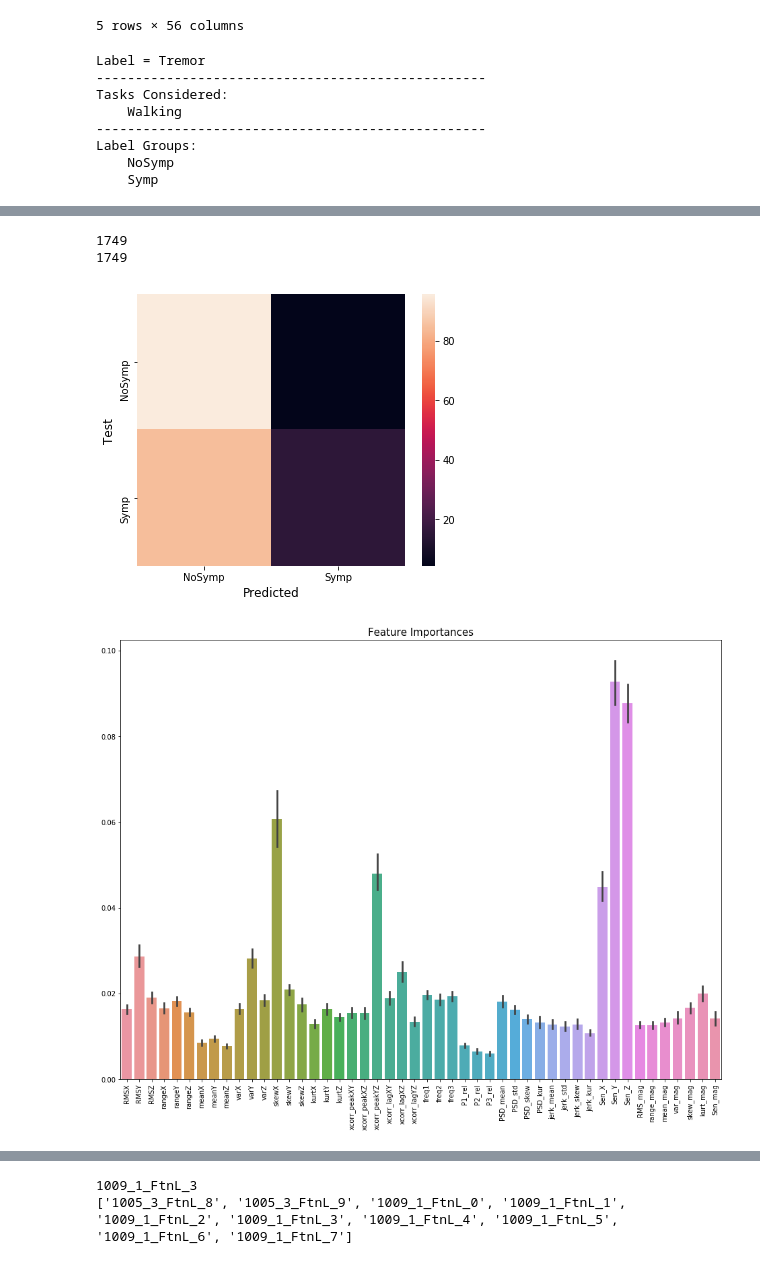
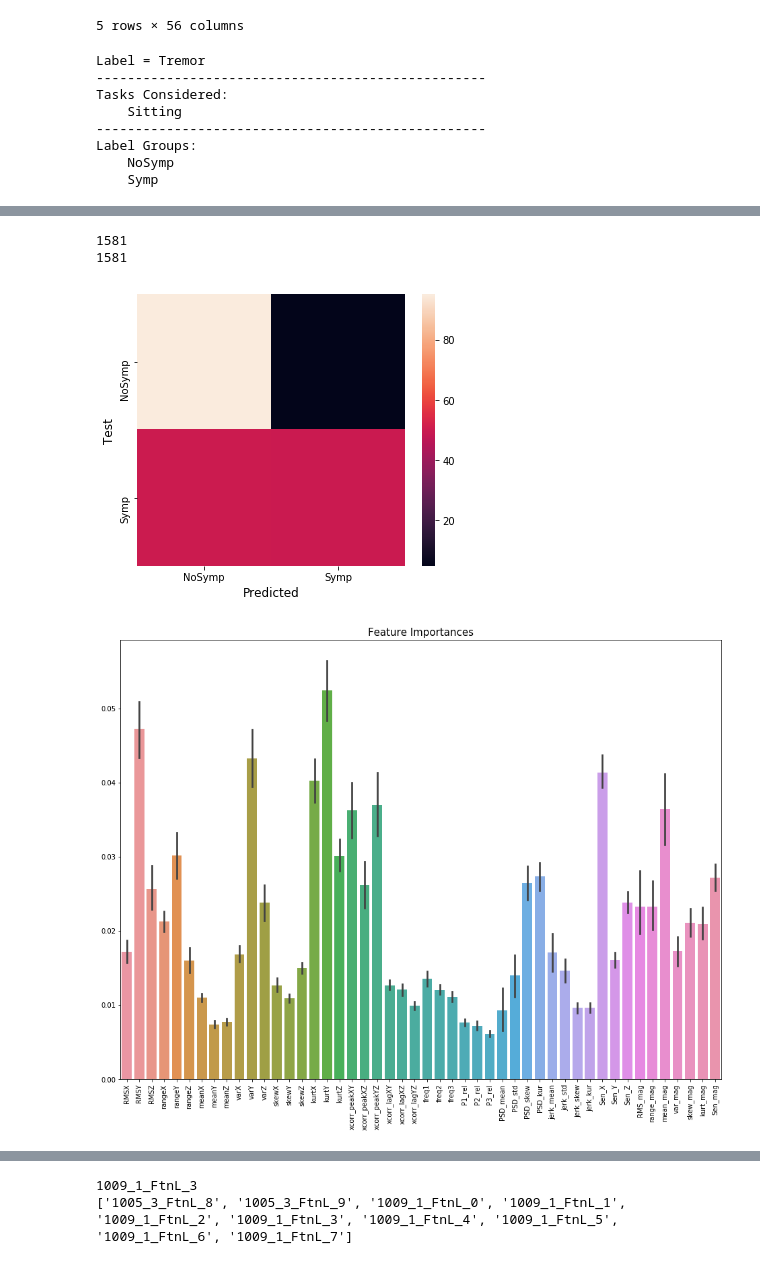
Before and after one commit to nshawen/CIS_PD, a Jupyter notebook: WatchDataRFModel.ipynb, the cells around one changed output, grey strips where cells are left out. Cells and saved outputs as stored; diff of their text form; code cells hidden in the pictures.

```diff
--- a/WatchDataRFModel.ipynb
+++ b/WatchDataRFModel.ipynb
@@ -252,7 +252,7 @@ def TrainTestModel(label_type, tasks, newLab, groups, bestFeatIdx):
 # tasks = ['Wlkg', 'WlkgCnt']
 # tasks = ['Fldg', 'Sheets', 'Drnkg', 'NtsBts', 'Typg']
 
-tasks = ['Wlkg']
+tasks = ['Sitng']
 
 ### NEWLAB, GROUPS
 # newLab, groups = ['Excld', 'Ram', 'Ftn', 'Rest', 'Wlkg', 'FinMot'], [['SitStand'], ['RamL', 'RamR'], ['FtnL', 'FtnR'], ['Sitng', 'Stndg', 'Drwg'], ['Wlkg', 'WlkgCnt'], ['Fldg', 'Sheets', 'Drnkg', 'NtsBts', 'Typg']]
@@ -278,7 +278,7 @@ model, FeatImp, TestPred, DataFeatures = TrainTestModel(label_type, tasks, newLa
 Label = Tremor
 --------------------------------------------------
 Tasks Considered:
-    Walking
+    Sitting
 --------------------------------------------------
 Label Groups:
     NoSymp
@@ -288,7 +288,7 @@ Label Groups:
-1749
-1749
+1581
+1581
-[figure, old version]
+[figure, new version]
-[figure, old version]
+[figure, new version]
 # %%
 TPind = (TestPred.TestLabs == 'Symp') & (TestPred.PredLabs == 'Symp')
 TPDataFeatures = DataFeatures.reset_index()[TPind]
```
Also changed, not shown: parts of 3 cells of this notebook.
